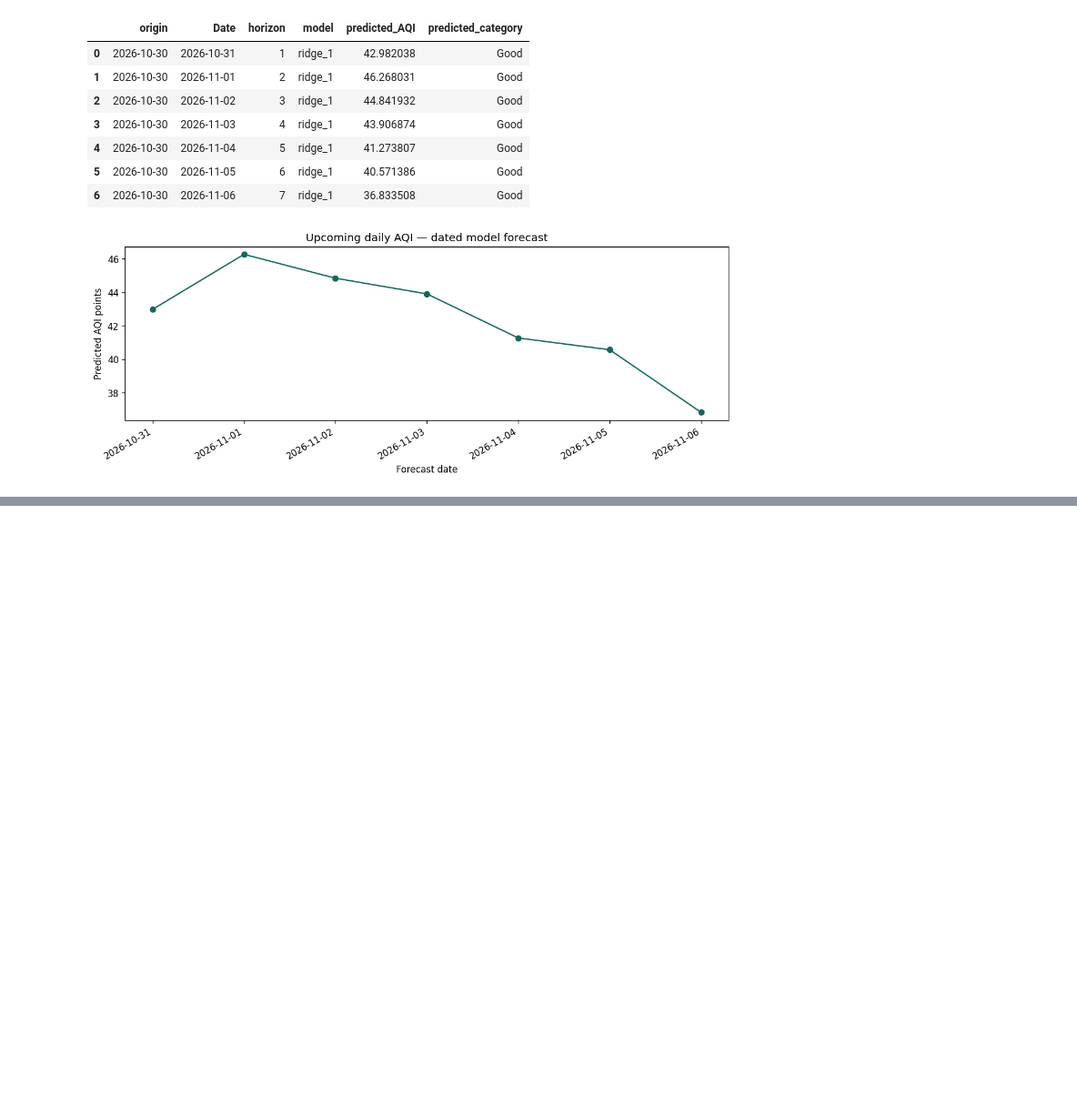
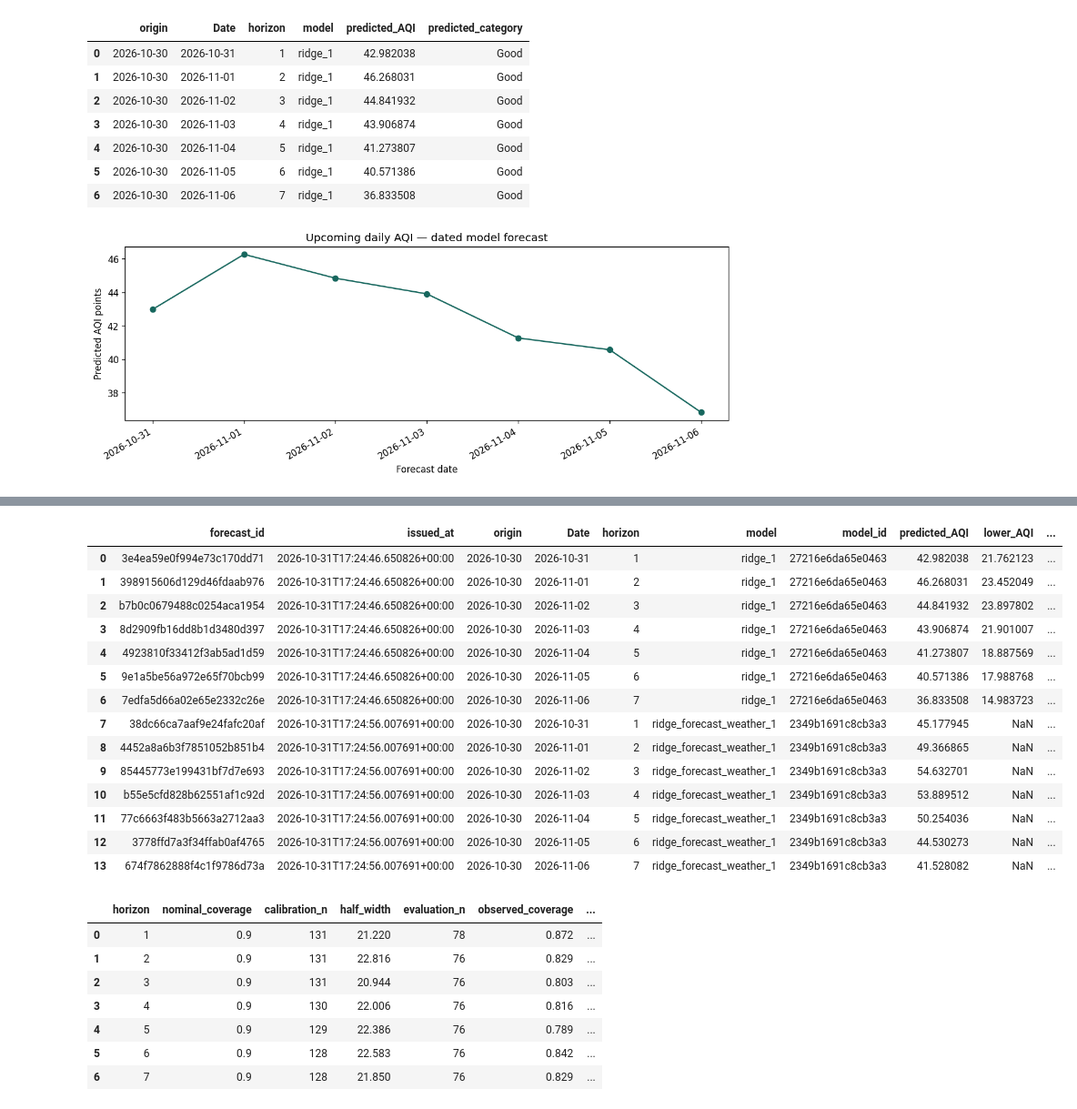
Before and after one commit to AhmedOT22/Air-Quality-Forecasting, a Jupyter notebook: AirQuality.ipynb, the cells around one changed output, grey strips where cells are left out. Shown at 91% size. Drawn from its saved outputs; the diff is of its cells as text; code cells hidden in the pictures; blank space fills up the shorter version.

Commit message:
Automate forecast publication and prospective performance tracking

```diff
--- a/AirQuality.ipynb
+++ b/AirQuality.ipynb
@@ -399,0 +410,14 @@ Provisional input observations; no calibrated prediction interval or health-warn
+# %%
+operational = ROOT / 'reports/operational'
+status = json.loads((operational / 'status.json').read_text())
+print('Publication status:', status['publication_status'])
+print('Last attempt:', status['attempted_at'])
+print('Weather challenger:', status.get('weather_status', 'unavailable'))
+display(pd.read_csv(operational / 'latest_forecast.csv'))
+display(pd.read_csv(ROOT / 'reports/uncertainty/calibration.csv').round(3))
+metrics = pd.read_csv(operational / 'metrics.csv')
+if metrics.empty:
+    print('Collecting genuinely prospective outcomes; no mature scores yet.')
+else:
+    display(metrics.round(3))
+# %% [output]
@@ -399,0 +428,23 @@ Provisional input observations; no calibrated prediction interval or health-warn
+|  | forecast_id | issued_at | origin | Date | horizon | model | model_id | predicted_AQI | lower_AQI | ... |
+| 0 | 3e4ea59e0f994e73c170dd71 | 2026-10-31T17:24:46.650826+00:00 | 2026-10-30 | 2026-10-31 | 1 | ridge_1 | 27216e6da65e0463 | 42.982038 | 21.762123 | ... |
+| 1 | 398915606d129d46fdaab976 | 2026-10-31T17:24:46.650826+00:00 | 2026-10-30 | 2026-11-01 | 2 | ridge_1 | 27216e6da65e0463 | 46.268031 | 23.452049 | ... |
+| 2 | b7b0c0679488c0254aca1954 | 2026-10-31T17:24:46.650826+00:00 | 2026-10-30 | 2026-11-02 | 3 | ridge_1 | 27216e6da65e0463 | 44.841932 | 23.897802 | ... |
+| 3 | 8d2909fb16dd8b1d3480d397 | 2026-10-31T17:24:46.650826+00:00 | 2026-10-30 | 2026-11-03 | 4 | ridge_1 | 27216e6da65e0463 | 43.906874 | 21.901007 | ... |
+| 4 | 4923810f33412f3ab5ad1d59 | 2026-10-31T17:24:46.650826+00:00 | 2026-10-30 | 2026-11-04 | 5 | ridge_1 | 27216e6da65e0463 | 41.273807 | 18.887569 | ... |
+| 5 | 9e1a5be56a972e65f70bcb99 | 2026-10-31T17:24:46.650826+00:00 | 2026-10-30 | 2026-11-05 | 6 | ridge_1 | 27216e6da65e0463 | 40.571386 | 17.988768 | ... |
+| 6 | 7edfa5d66a02e65e2332c26e | 2026-10-31T17:24:46.650826+00:00 | 2026-10-30 | 2026-11-06 | 7 | ridge_1 | 27216e6da65e0463 | 36.833508 | 14.983723 | ... |
+| 7 | 38dc66ca7aaf9e24fafc20af | 2026-10-31T17:24:56.007691+00:00 | 2026-10-30 | 2026-10-31 | 1 | ridge_forecast_weather_1 | 2349b1691c8cb3a3 | 45.177945 | NaN | ... |
+| 8 | 4452a8a6b3f7851052b851b4 | 2026-10-31T17:24:56.007691+00:00 | 2026-10-30 | 2026-11-01 | 2 | ridge_forecast_weather_1 | 2349b1691c8cb3a3 | 49.366865 | NaN | ... |
+| 9 | 85445773e199431bf7d7e693 | 2026-10-31T17:24:56.007691+00:00 | 2026-10-30 | 2026-11-02 | 3 | ridge_forecast_weather_1 | 2349b1691c8cb3a3 | 54.632701 | NaN | ... |
+| 10 | b55e5cfd828b62551af1c92d | 2026-10-31T17:24:56.007691+00:00 | 2026-10-30 | 2026-11-03 | 4 | ridge_forecast_weather_1 | 2349b1691c8cb3a3 | 53.889512 | NaN | ... |
+| 11 | 77c6663f483b5663a2712aa3 | 2026-10-31T17:24:56.007691+00:00 | 2026-10-30 | 2026-11-04 | 5 | ridge_forecast_weather_1 | 2349b1691c8cb3a3 | 50.254036 | NaN | ... |
+| 12 | 3778ffd7a3f34ffab0af4765 | 2026-10-31T17:24:56.007691+00:00 | 2026-10-30 | 2026-11-05 | 6 | ridge_forecast_weather_1 | 2349b1691c8cb3a3 | 44.530273 | NaN | ... |
+| 13 | 674f7862888f4c1f9786d73a | 2026-10-31T17:24:56.007691+00:00 | 2026-10-30 | 2026-11-06 | 7 | ridge_forecast_weather_1 | 2349b1691c8cb3a3 | 41.528082 | NaN | ... |
+|  | horizon | nominal_coverage | calibration_n | half_width | evaluation_n | observed_coverage | ... |
+| 0 | 1 | 0.9 | 131 | 21.220 | 78 | 0.872 | ... |
+| 1 | 2 | 0.9 | 131 | 22.816 | 76 | 0.829 | ... |
+| 2 | 3 | 0.9 | 131 | 20.944 | 76 | 0.803 | ... |
+| 3 | 4 | 0.9 | 130 | 22.006 | 76 | 0.816 | ... |
+| 4 | 5 | 0.9 | 129 | 22.386 | 76 | 0.789 | ... |
+| 5 | 6 | 0.9 | 128 | 22.583 | 76 | 0.842 | ... |
+| 6 | 7 | 0.9 | 128 | 21.850 | 76 | 0.829 | ... |
```
Also changed, not shown: parts of 3 cells of this notebook, 18 other files.
